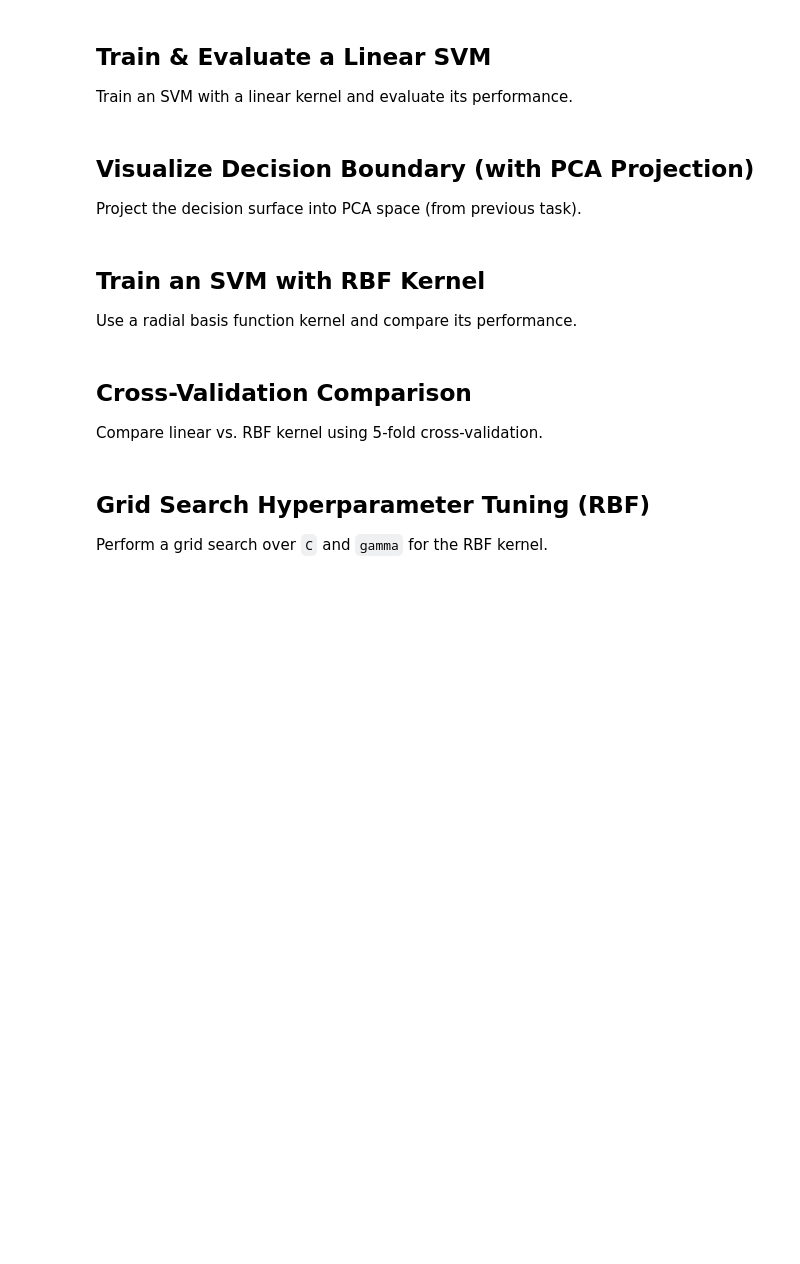
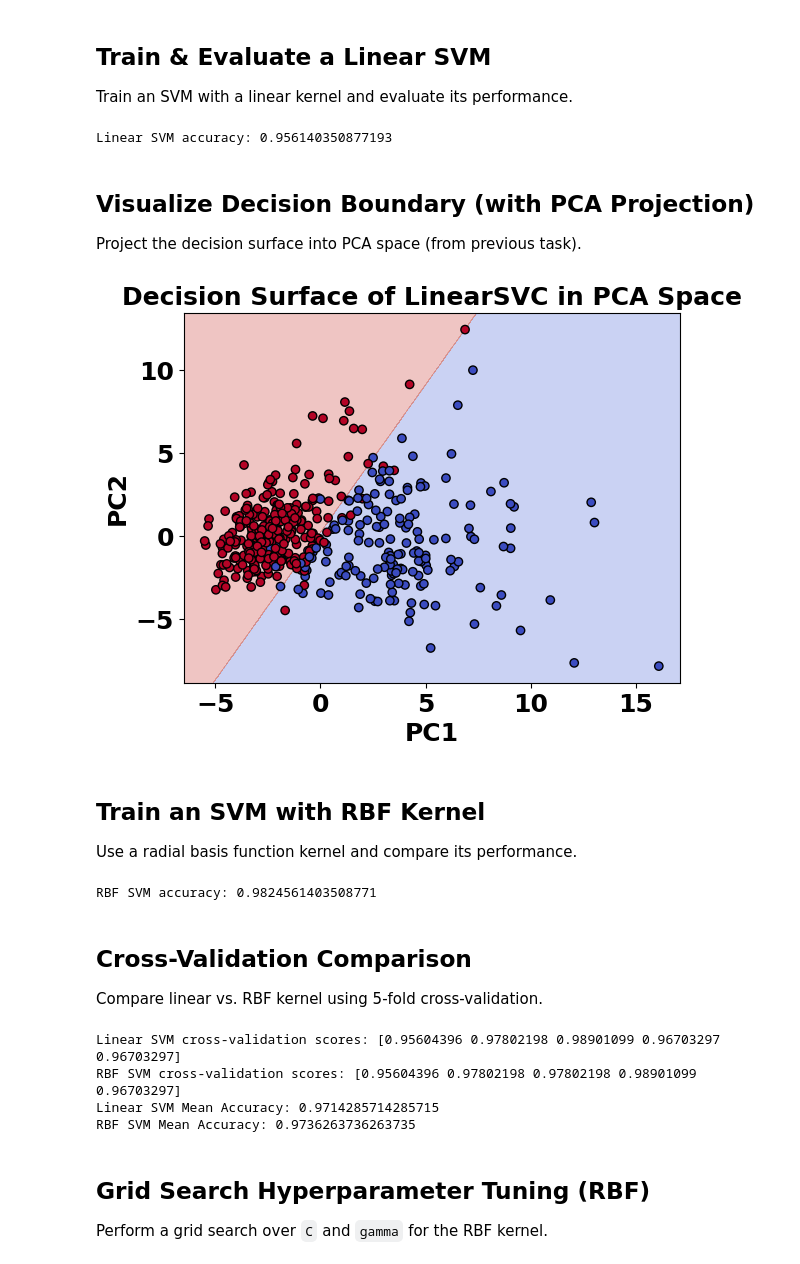
Before and after one commit to nicktz4/CSD, a Jupyter notebook: 485[2025]_HW5.ipynb, the cells around one changed output. Cells and saved outputs as stored; diff of their text form; code cells hidden in the pictures; blank space fills up the shorter version.

```diff
--- a/485[2025]_HW5.ipynb
+++ b/485[2025]_HW5.ipynb
@@ -36,18 +79,85 @@ Use PCA to reduce the feature space to 2D and plot the points.
 ## Train & Evaluate a Linear SVM
 
 Train an SVM with a linear kernel and evaluate its performance.
+# %%
+linear_svm = LinearSVC()
+linear_svm.fit(X_train, y_train)
+print("Linear SVM accuracy:", linear_svm.score(X_test, y_test))
+# %% [output]
+Linear SVM accuracy: 0.956140350877193
 # %% [markdown]
 ## Visualize Decision Boundary (with PCA Projection)
 
 Project the decision surface into PCA space (from previous task).
+# %%
+h = 0.02
+x_min, x_max = X_train_pca[:, 0].min() - 1, X_train_pca[:, 0].max() + 1
+y_min, y_max = X_train_pca[:, 1].min() - 1, X_train_pca[:, 1].max() + 1
+
+xx, yy = np.meshgrid(np.arange(x_min, x_max, h), np.arange(y_min, y_max, h))
+
+
+grid_pca = np.c_[xx.ravel(), yy.ravel()]
+grid_original = pca.inverse_transform(grid_pca) #Reconstruct the original space using the First 2 Components.
+
+#Predict the reconstructed space
+Z = linear_svm.predict(grid_original)
+Z = Z.reshape(xx.shape)
+
+import matplotlib as mpl
+font_size = 18
+mpl.rcParams.update({
+    'font.size': font_size,           # Set default font size
+    'font.weight': 'bold',     # Make all text bold
+    'axes.labelweight': 'bold',  # Make axis labels bold
+    'axes.titleweight': 'bold',  # Make title bold
+    'xtick.labelsize': font_size,     # Tick label font size
+    'ytick.labelsize': font_size,
+    'xtick.labelcolor': 'black',
+    'ytick.labelcolor': 'black',
+    'axes.labelsize': font_size,
+    'axes.titlesize': font_size,
+})
+
+fig, ax = plt.subplots()
+ax.contourf(xx, yy, Z, alpha=0.3, cmap=plt.cm.coolwarm)
+ax.scatter(X_train_pca[:, 0], X_train_pca[:, 1], c=y_train, cmap=plt.cm.coolwarm, edgecolor='k')
+ax.set_xlabel('PC1')
+ax.set_ylabel('PC2')
+ax.set_title('Decision Surface of LinearSVC in PCA Space')
+plt.show()
+# %% [output]
+[figure, added]
 # %% [markdown]
 ## Train an SVM with RBF Kernel
 
 Use a radial basis function kernel and compare its performance.
+# %%
+svc_rbf = SVC(kernel='rbf')
+svc_rbf.fit(X_train, y_train)
+print("RBF SVM accuracy:", svc_rbf.score(X_test, y_test))
+# %% [output]
+RBF SVM accuracy: 0.9824561403508771
 # %% [markdown]
 ## Cross-Validation Comparison
 
 Compare linear vs. RBF kernel using 5-fold cross-validation.
+# %%
+from sklearn.model_selection import KFold
+from sklearn.model_selection import cross_val_score
+kf = KFold(n_splits=5, shuffle=True, random_state=42)
+linear_scores = cross_val_score(linear_svm, X_train, y_train, cv=kf)
+rbf_scores = cross_val_score(svc_rbf, X_train, y_train, cv=kf)
+print("Linear SVM cross-validation scores:", linear_scores)
+print("RBF SVM cross-validation scores:", rbf_scores)
+
+print(f"Linear SVM Mean Accuracy: {np.mean(linear_scores)}")
+print(f'RBF SVM Mean Accuracy: {np.mean(rbf_scores)}')
+# %% [output]
+Linear SVM cross-validation scores: [0.95604396 0.97802198 0.98901099 0.96703297 0.96703297]
+RBF SVM cross-validation scores: [0.95604396 0.97802198 0.97802198 0.98901099 0.96703297]
+Linear SVM Mean Accuracy: 0.9714285714285715
+RBF SVM Mean Accuracy: 0.9736263736263735
 # %% [markdown]
 ## Grid Search Hyperparameter Tuning (RBF)
 Perform a grid search over `C` and `gamma` for the RBF kernel.
```
Also changed, not shown: parts of 11 cells of this notebook.
